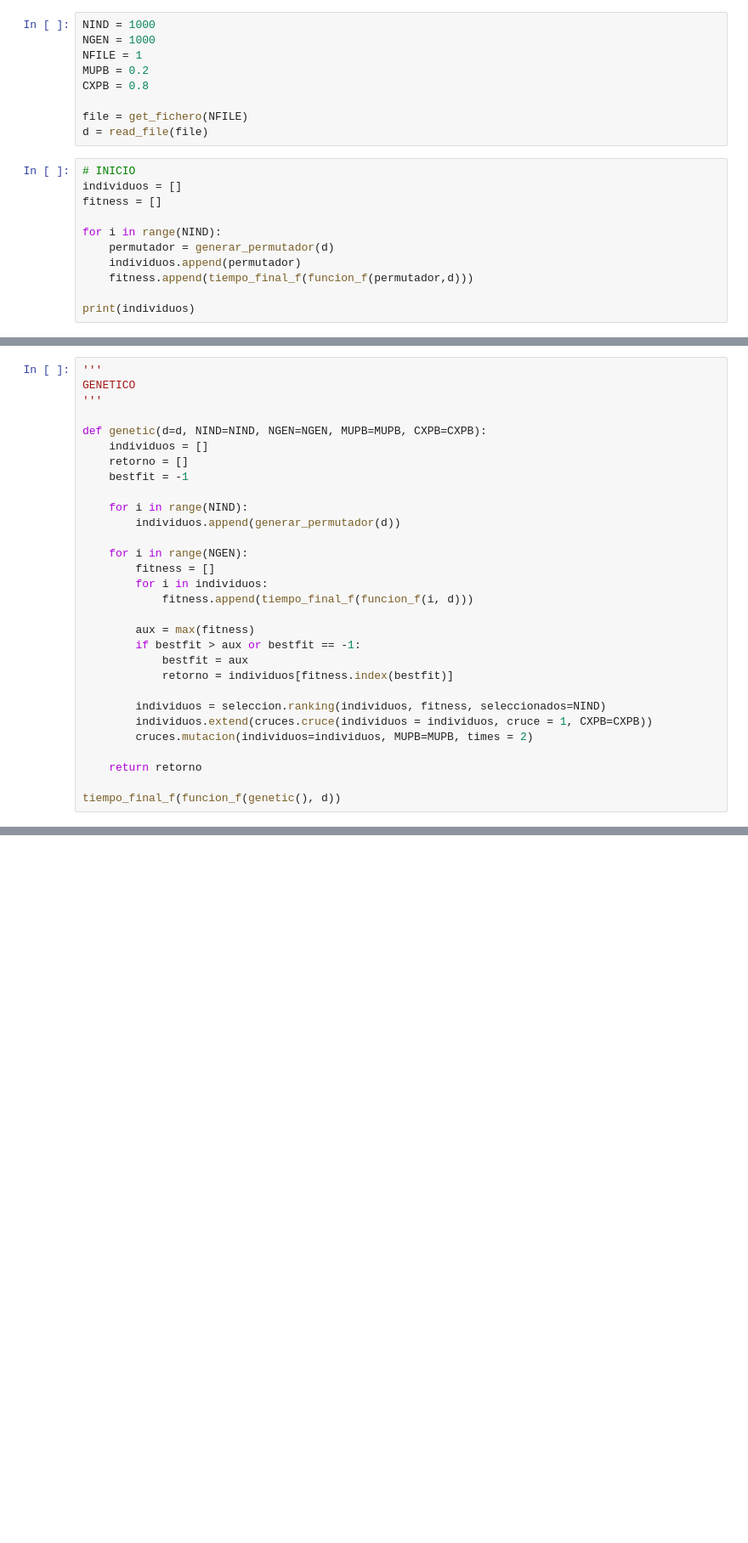
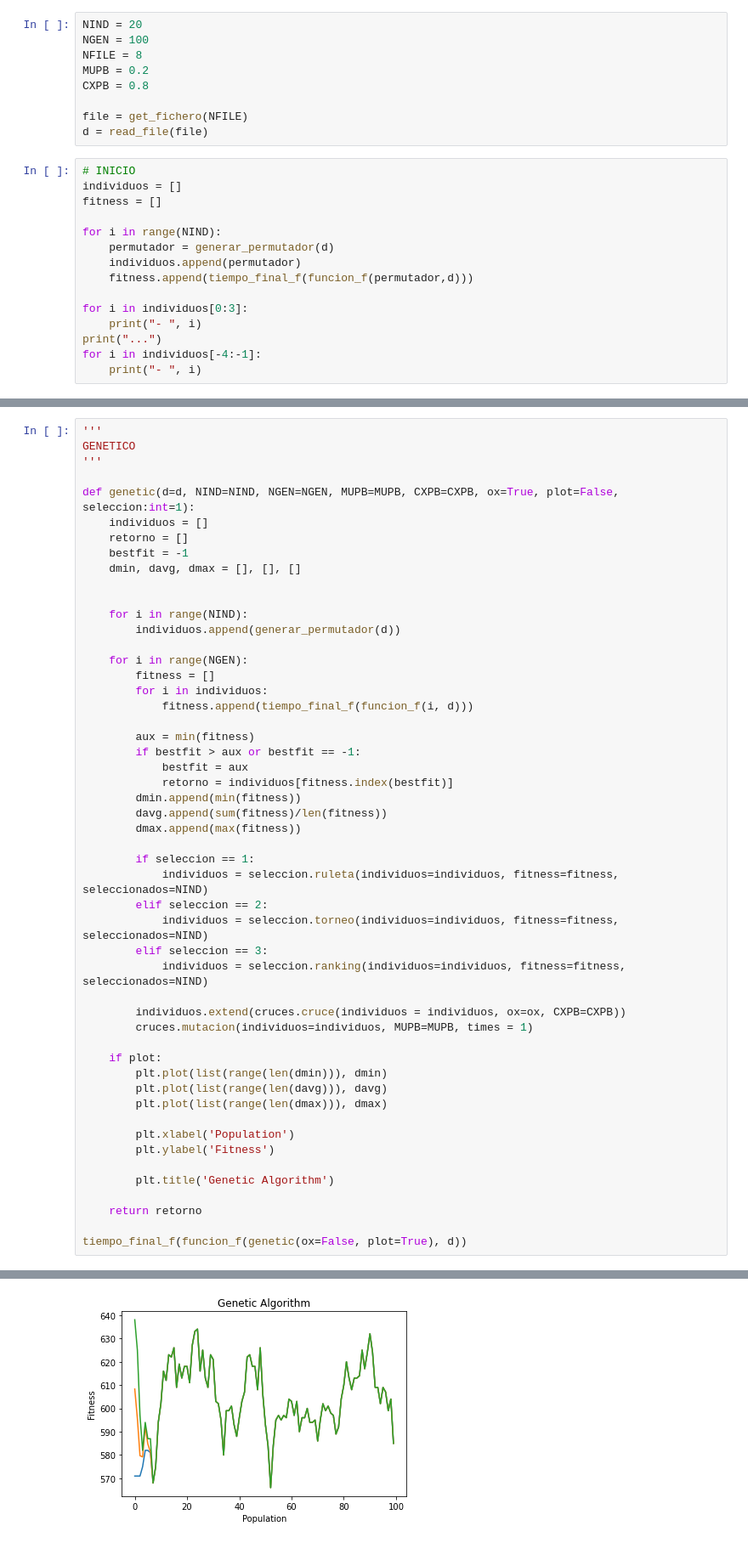
Before and after one commit to PabloSimonSainz/FlowShop, a Jupyter notebook: src/genetico.ipynb, the cells around one changed output, grey strips where cells are left out. Shown: that part at 85% size. Cells and saved outputs as stored; diff of their text form; blank space fills up the shorter version.

```diff
--- a/src/genetico.ipynb
+++ b/src/genetico.ipynb
@@ -5,8 +5,8 @@ import random
 import cruces
 # %%
-NIND = 1000
-NGEN = 1000
-NFILE = 1
+NIND = 20
+NGEN = 100
+NFILE = 8
 MUPB = 0.2
 CXPB = 0.8
 
@@ -22,5 +22,9 @@ for i in range(NIND):
     individuos.append(permutador)
     fitness.append(tiempo_final_f(funcion_f(permutador,d)))
 
-print(individuos)
+for i in individuos[0:3]:
+    print("- ", i)
+print("...")
+for i in individuos[-4:-1]:
+    print("- ", i)
 # %% [output]
@@ -30,10 +40,12 @@ print(individuos)
 GENETICO
 '''
 
-def genetic(d=d, NIND=NIND, NGEN=NGEN, MUPB=MUPB, CXPB=CXPB):
+def genetic(d=d, NIND=NIND, NGEN=NGEN, MUPB=MUPB, CXPB=CXPB, ox=True, plot=False, seleccion:int=1):
     individuos = []
     retorno = []
     bestfit = -1
+    dmin, davg, dmax = [], [], []
+
 
     for i in range(NIND):
         individuos.append(generar_permutador(d))
@@ -43,16 +55,35 @@ def genetic(d=d, NIND=NIND, NGEN=NGEN, MUPB=MUPB, CXPB=CXPB):
         for i in individuos:
             fitness.append(tiempo_final_f(funcion_f(i, d)))
 
-        aux = max(fitness)
+        aux = min(fitness)
         if bestfit > aux or bestfit == -1:
             bestfit = aux
             retorno = individuos[fitness.index(bestfit)]
+        dmin.append(min(fitness))
+        davg.append(sum(fitness)/len(fitness))
+        dmax.append(max(fitness))
 
-        individuos = seleccion.ranking(individuos, fitness, seleccionados=NIND)
-        individuos.extend(cruces.cruce(individuos = individuos, cruce = 1, CXPB=CXPB))
-        cruces.mutacion(individuos=individuos, MUPB=MUPB, times = 2)
+        if seleccion == 1:
+            individuos = seleccion.ruleta(individuos=individuos, fitness=fitness, seleccionados=NIND)
+        elif seleccion == 2:
+            individuos = seleccion.torneo(individuos=individuos, fitness=fitness, seleccionados=NIND)
+        elif seleccion == 3:
+            individuos = seleccion.ranking(individuos=individuos, fitness=fitness, seleccionados=NIND)
+
+        individuos.extend(cruces.cruce(individuos = individuos, ox=ox, CXPB=CXPB))
+        cruces.mutacion(individuos=individuos, MUPB=MUPB, times = 1)
+
+    if plot:
+        plt.plot(list(range(len(dmin))), dmin)
+        plt.plot(list(range(len(davg))), davg)
+        plt.plot(list(range(len(dmax))), dmax)
+
+        plt.xlabel('Population')
+        plt.ylabel('Fitness')
+
+        plt.title('Genetic Algorithm')
 
     return retorno
 
-tiempo_final_f(funcion_f(genetic(), d))
+tiempo_final_f(funcion_f(genetic(ox=False, plot=True), d))
 # %% [output]
@@ -59,0 +91 @@ tiempo_final_f(funcion_f(genetic(), d))
+[figure, added]
```
Also changed, not shown: parts of 3 cells of this notebook, 28 other files.
